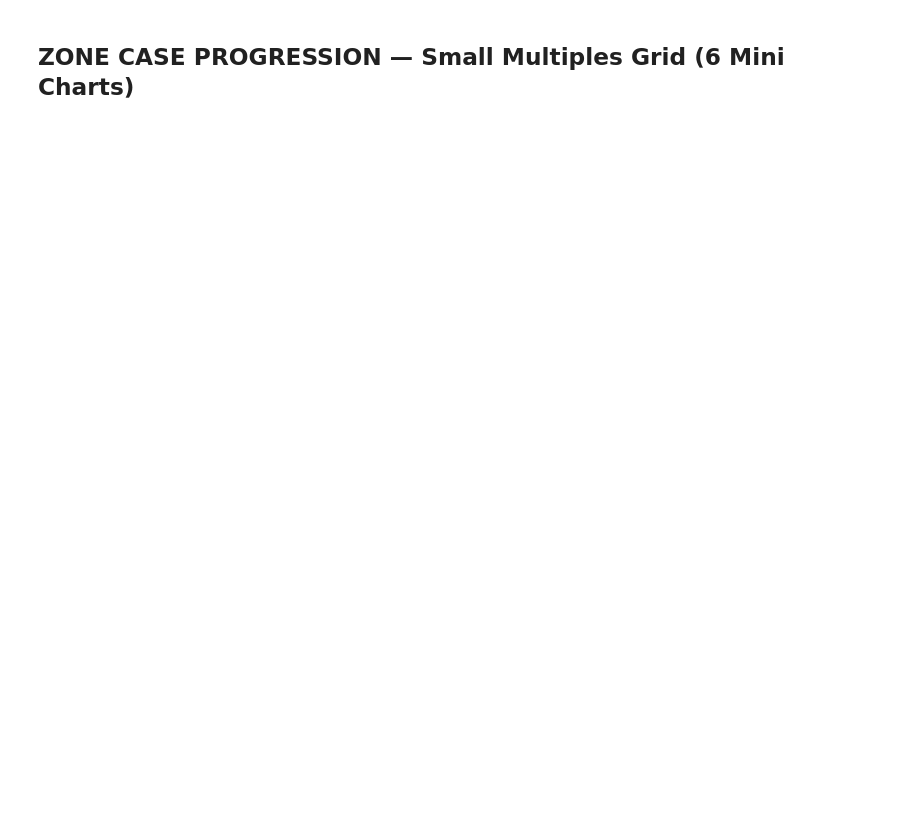
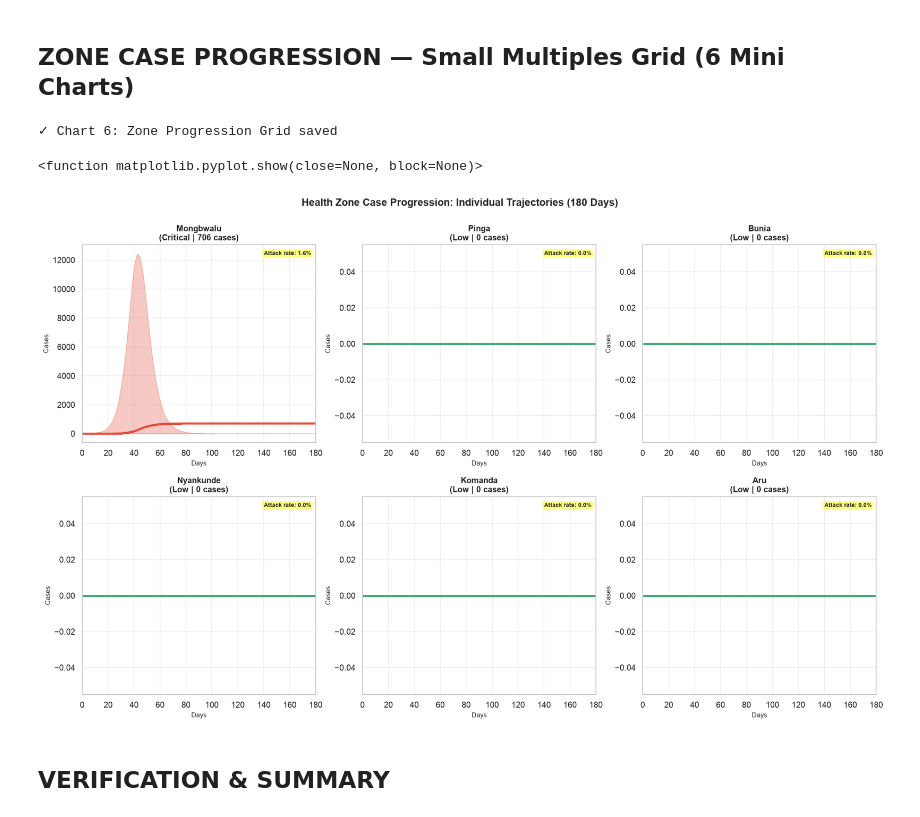
Before and after one commit to kariuki392/DataAnalysisProject23-Global-Health-Security-Bundibugyo-Ebola-Outbreak, a Jupyter notebook: notebooks/bundibugyo-Ebola-Outbreak.ipynb, the cells around one changed output. Drawn from its saved outputs; the diff is of its cells as text; code cells hidden in the pictures; blank space fills up the shorter version.

Commit message:
Implement code changes to enhance functionality and improve performance

```diff
--- a/notebooks/bundibugyo-Ebola-Outbreak.ipynb
+++ b/notebooks/bundibugyo-Ebola-Outbreak.ipynb
@@ -567,2 +631,46 @@ plt.close()
 # %% [markdown]
 ## ZONE CASE PROGRESSION — Small Multiples Grid (6 Mini Charts)
+# %%
+fig, axes = plt.subplots(2, 3, figsize=(16, 10))
+fig.suptitle('Health Zone Case Progression: Individual Trajectories (180 Days)',
+             fontsize=14, fontweight='bold', y=0.995)
+
+axes_flat = axes.flatten()
+
+for idx, zone in enumerate(zones_df['zone_name']):
+    ax = axes_flat[idx]
+    confirmed_col = f'{zone}_Confirmed'
+    suspected_col = f'{zone}_Suspected'
+    zone_risk = risk_tiers_df[risk_tiers_df['Zone'] == zone]['Risk_Tier'].values[0]
+    color = RISK_COLORS.get(zone_risk, '#95A5A6')
+
+    # Plot area + line
+    ax.fill_between(seir_df['Day'], seir_df[suspected_col], alpha=0.3, color=color)
+    ax.plot(seir_df['Day'], seir_df[confirmed_col], color=color, linewidth=2.5,
+            marker='o', markersize=2, label='Confirmed')
+
+    # Title with risk tier
+    final_cases = seir_df[confirmed_col].iloc[-1]
+    ax.set_title(f'{zone}\n({zone_risk} | {final_cases:.0f} cases)',
+                fontweight='bold', fontsize=11)
+    ax.set_xlabel('Days', fontsize=9)
+    ax.set_ylabel('Cases', fontsize=9)
+    ax.grid(True, alpha=0.3)
+    ax.set_xlim(0, 180)
+
+    # Population reference
+    zone_pop = zones_df[zones_df['zone_name'] == zone]['population'].values[0]
+    attack_rate = (final_cases / zone_pop * 100)
+    ax.text(0.98, 0.97, f'Attack rate: {attack_rate:.1f}%',
+            transform=ax.transAxes, ha='right', va='top', fontsize=8, fontweight='bold',
+            bbox=dict(boxstyle='round', facecolor='yellow', alpha=0.5))
+
+plt.tight_layout()
+print('✓ Chart 6: Zone Progression Grid saved')
+plt.show
+# %% [output]
+✓ Chart 6: Zone Progression Grid saved
+<function matplotlib.pyplot.show(close=None, block=None)>
+[figure, added]
+# %% [markdown]
+## VERIFICATION & SUMMARY
```
Also changed, not shown: parts of 14 cells of this notebook.
